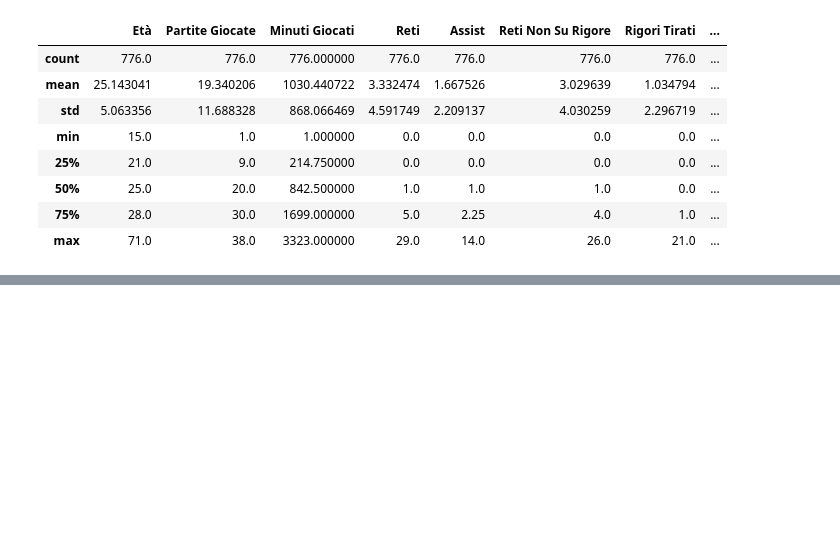
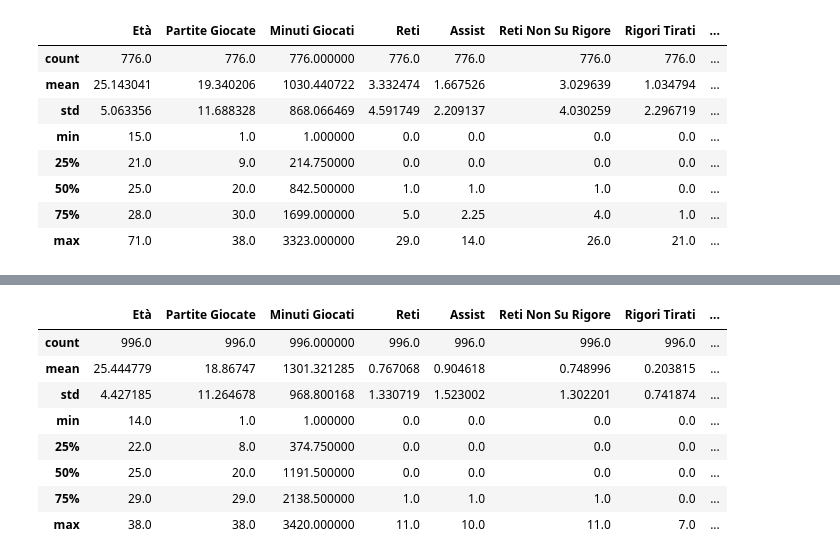
Before and after one commit to davideadinolfi/machine-learning, a Jupyter notebook: training.ipynb, the cells around one changed output, grey strips where cells are left out. Saved outputs shown, nothing was run; the diff lists cells and outputs as text; code cells hidden in the pictures; blank space fills up the shorter version.

```diff
--- a/training.ipynb
+++ b/training.ipynb
@@ -531,0 +675,12 @@ weighted avg       0.78      0.78      0.78       497
+# %%
+dif.describe()
+# %% [output]
+|  | Età | Partite Giocate | Minuti Giocati | Reti | Assist | Reti Non Su Rigore | Rigori Tirati | ... |
+| count | 996.0 | 996.0 | 996.000000 | 996.0 | 996.0 | 996.0 | 996.0 | ... |
+| mean | 25.444779 | 18.86747 | 1301.321285 | 0.767068 | 0.904618 | 0.748996 | 0.203815 | ... |
+| std | 4.427185 | 11.264678 | 968.800168 | 1.330719 | 1.523002 | 1.302201 | 0.741874 | ... |
+| min | 14.0 | 1.0 | 1.000000 | 0.0 | 0.0 | 0.0 | 0.0 | ... |
+| 25% | 22.0 | 8.0 | 374.750000 | 0.0 | 0.0 | 0.0 | 0.0 | ... |
+| 50% | 25.0 | 20.0 | 1191.500000 | 0.0 | 0.0 | 0.0 | 0.0 | ... |
+| 75% | 29.0 | 29.0 | 2138.500000 | 1.0 | 1.0 | 1.0 | 0.0 | ... |
+| max | 38.0 | 38.0 | 3420.000000 | 11.0 | 10.0 | 11.0 | 7.0 | ... |
```
Also changed, not shown: parts of 50 cells of this notebook.
